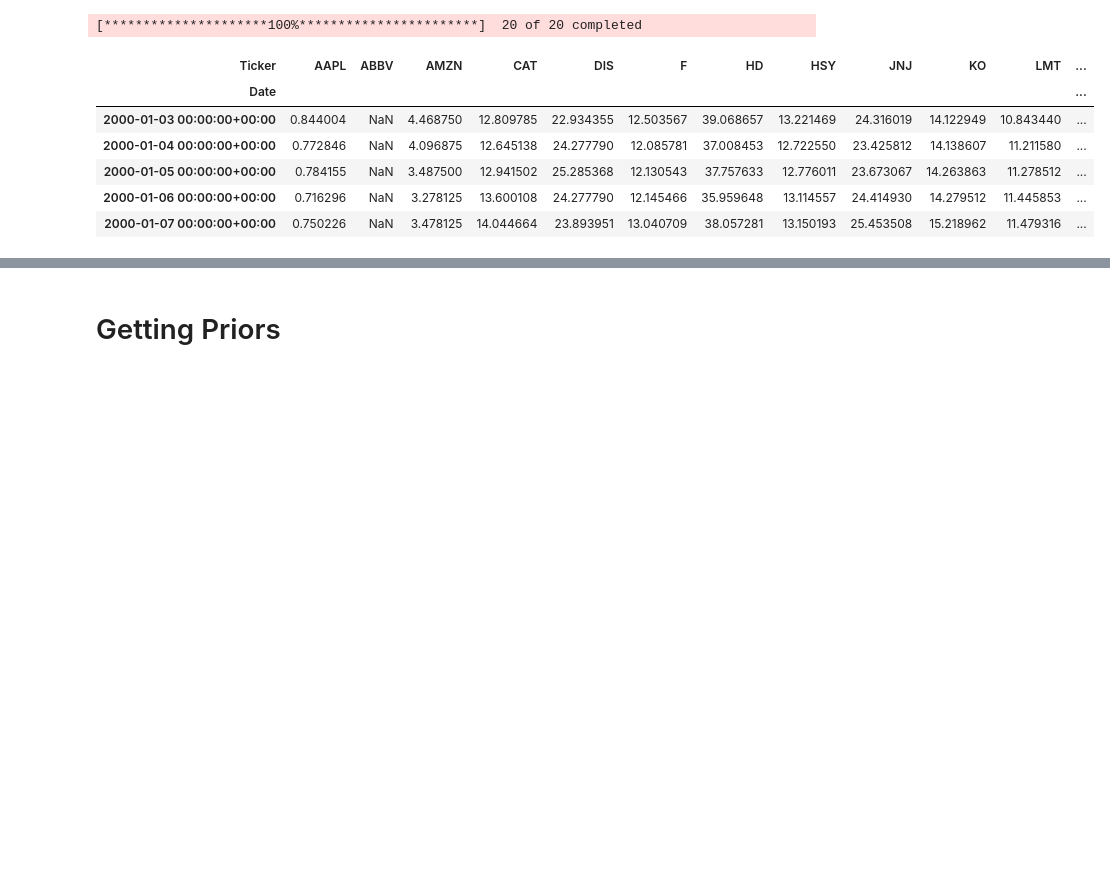
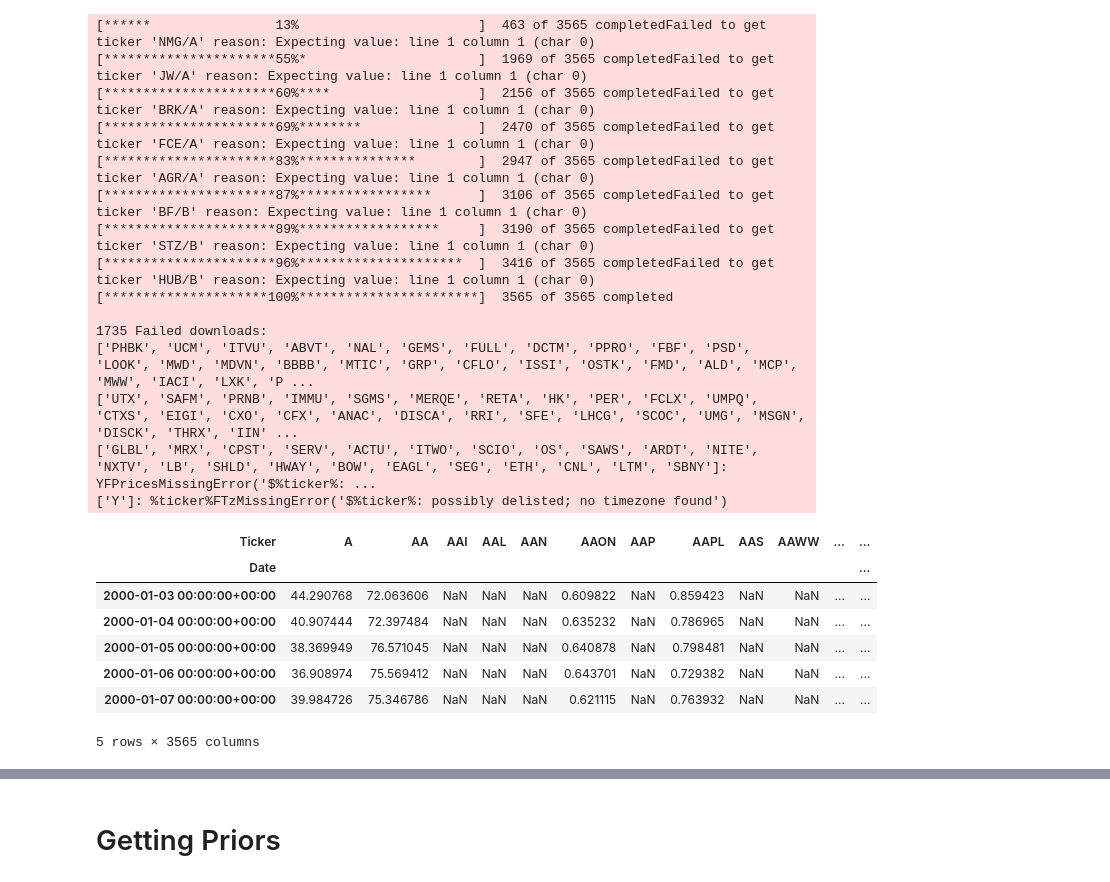
Before and after one commit to TheFJcurve/PPO-for-Beginners, a Jupyter notebook: black_litterman.ipynb, the cells around one changed output, grey strips where cells are left out. Saved outputs shown, nothing was run; the diff lists cells and outputs as text; code cells hidden in the pictures; blank space fills up the shorter version.

```diff
--- a/black_litterman.ipynb
+++ b/black_litterman.ipynb
@@ -45,13 +22,40 @@ symbols = [
+# %%
+#Create a Portfolio
+df = pd.read_csv('hackathon_sample_v2.csv')
+symbols = df.stock_ticker.unique()
+symbols = symbols[~pd.isnull(symbols)]
+symbols = symbols.tolist()
 # %%
-#Get the stock data
-portfolio = yf.download(symbols, start="2000-01-01", end="2023-12-31")['Adj Close']
+porfolioFile = "yfinance_download.csv"
+
+if not os.path.isfile(porfolioFile):
+    portfolio = yf.download(symbols, start="2000-01-01", end="2023-12-31")['Adj Close']
+    portfolio.to_csv(porfolioFile, index=True)
+else:
+    portfolio = pd.read_csv(porfolioFile)
+
 portfolio.head()
 # %% [output]
-[*********************100%***********************]  20 of 20 completed
+[******                13%                       ]  463 of 3565 completedFailed to get ticker 'NMG/A' reason: Expecting value: line 1 column 1 (char 0)
+[**********************55%*                      ]  1969 of 3565 completedFailed to get ticker 'JW/A' reason: Expecting value: line 1 column 1 (char 0)
+[**********************60%****                   ]  2156 of 3565 completedFailed to get ticker 'BRK/A' reason: Expecting value: line 1 column 1 (char 0)
+[**********************69%********               ]  2470 of 3565 completedFailed to get ticker 'FCE/A' reason: Expecting value: line 1 column 1 (char 0)
+[**********************83%***************        ]  2947 of 3565 completedFailed to get ticker 'AGR/A' reason: Expecting value: line 1 column 1 (char 0)
+[**********************87%*****************      ]  3106 of 3565 completedFailed to get ticker 'BF/B' reason: Expecting value: line 1 column 1 (char 0)
+[**********************89%******************     ]  3190 of 3565 completedFailed to get ticker 'STZ/B' reason: Expecting value: line 1 column 1 (char 0)
+[**********************96%*********************  ]  3416 of 3565 completedFailed to get ticker 'HUB/B' reason: Expecting value: line 1 column 1 (char 0)
+[*********************100%***********************]  3565 of 3565 completed
+
+1735 Failed downloads:
+['PHBK', 'UCM', 'ITVU', 'ABVT', 'NAL', 'GEMS', 'FULL', 'DCTM', 'PPRO', 'FBF', 'PSD', 'LOOK', 'MWD', 'MDVN', 'BBBB', 'MTIC', 'GRP', 'CFLO', 'ISSI', 'OSTK', 'FMD', 'ALD', 'MCP', 'MWW', 'IACI', 'LXK', 'P ...
+['UTX', 'SAFM', 'PRNB', 'IMMU', 'SGMS', 'MERQE', 'RETA', 'HK', 'PER', 'FCLX', 'UMPQ', 'CTXS', 'EIGI', 'CXO', 'CFX', 'ANAC', 'DISCA', 'RRI', 'SFE', 'LHCG', 'SCOC', 'UMG', 'MSGN', 'DISCK', 'THRX', 'IIN' ...
+['GLBL', 'MRX', 'CPST', 'SERV', 'ACTU', 'ITWO', 'SCIO', 'OS', 'SAWS', 'ARDT', 'NITE', 'NXTV', 'LB', 'SHLD', 'HWAY', 'BOW', 'EAGL', 'SEG', 'ETH', 'CNL', 'LTM', 'SBNY']: YFPricesMissingError('$%ticker%: ...
+['Y']: %ticker%FTzMissingError('$%ticker%: possibly delisted; no timezone found')
-| Ticker | AAPL | ABBV | AMZN | CAT | DIS | F | HD | HSY | JNJ | KO | LMT | ... |
+| Ticker | A | AA | AAI | AAL | AAN | AAON | AAP | AAPL | AAS | AAWW | ... | ... |
 | Date |  |  |  |  |  |  |  |  |  |  |  | ... |
-| 2000-01-03 00:00:00+00:00 | 0.844004 | NaN | 4.468750 | 12.809785 | 22.934355 | 12.503567 | 39.068657 | 13.221469 | 24.316019 | 14.122949 | 10.843440 | ... |
-| 2000-01-04 00:00:00+00:00 | 0.772846 | NaN | 4.096875 | 12.645138 | 24.277790 | 12.085781 | 37.008453 | 12.722550 | 23.425812 | 14.138607 | 11.211580 | ... |
-| 2000-01-05 00:00:00+00:00 | 0.784155 | NaN | 3.487500 | 12.941502 | 25.285368 | 12.130543 | 37.757633 | 12.776011 | 23.673067 | 14.263863 | 11.278512 | ... |
-| 2000-01-06 00:00:00+00:00 | 0.716296 | NaN | 3.278125 | 13.600108 | 24.277790 | 12.145466 | 35.959648 | 13.114557 | 24.414930 | 14.279512 | 11.445853 | ... |
-| 2000-01-07 00:00:00+00:00 | 0.750226 | NaN | 3.478125 | 14.044664 | 23.893951 | 13.040709 | 38.057281 | 13.150193 | 25.453508 | 15.218962 | 11.479316 | ... |
+| 2000-01-03 00:00:00+00:00 | 44.290768 | 72.063606 | NaN | NaN | NaN | 0.609822 | NaN | 0.859423 | NaN | NaN | ... | ... |
+| 2000-01-04 00:00:00+00:00 | 40.907444 | 72.397484 | NaN | NaN | NaN | 0.635232 | NaN | 0.786965 | NaN | NaN | ... | ... |
+| 2000-01-05 00:00:00+00:00 | 38.369949 | 76.571045 | NaN | NaN | NaN | 0.640878 | NaN | 0.798481 | NaN | NaN | ... | ... |
+| 2000-01-06 00:00:00+00:00 | 36.908974 | 75.569412 | NaN | NaN | NaN | 0.643701 | NaN | 0.729382 | NaN | NaN | ... | ... |
+| 2000-01-07 00:00:00+00:00 | 39.984726 | 75.346786 | NaN | NaN | NaN | 0.621115 | NaN | 0.763932 | NaN | NaN | ... | ... |
+5 rows × 3565 columns
```
Also changed, not shown: parts of 7 cells of this notebook, 3 other files.
